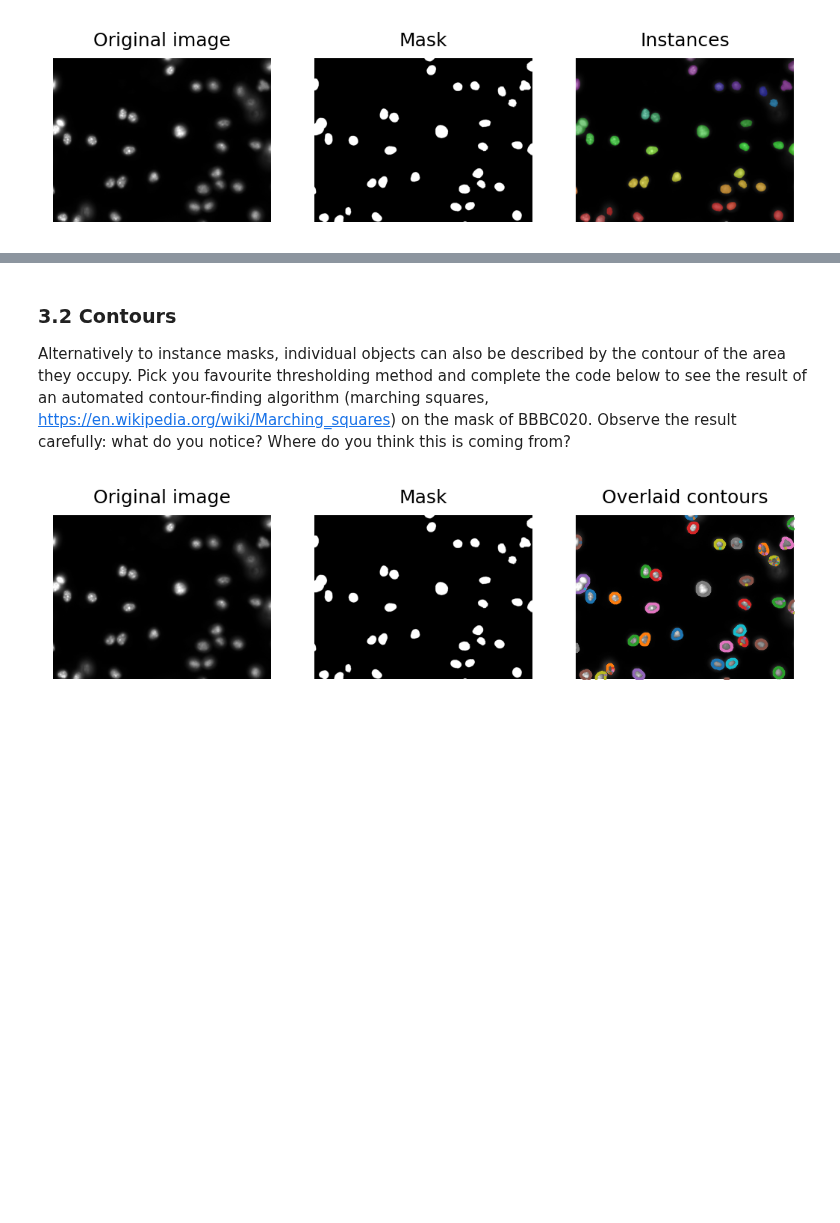
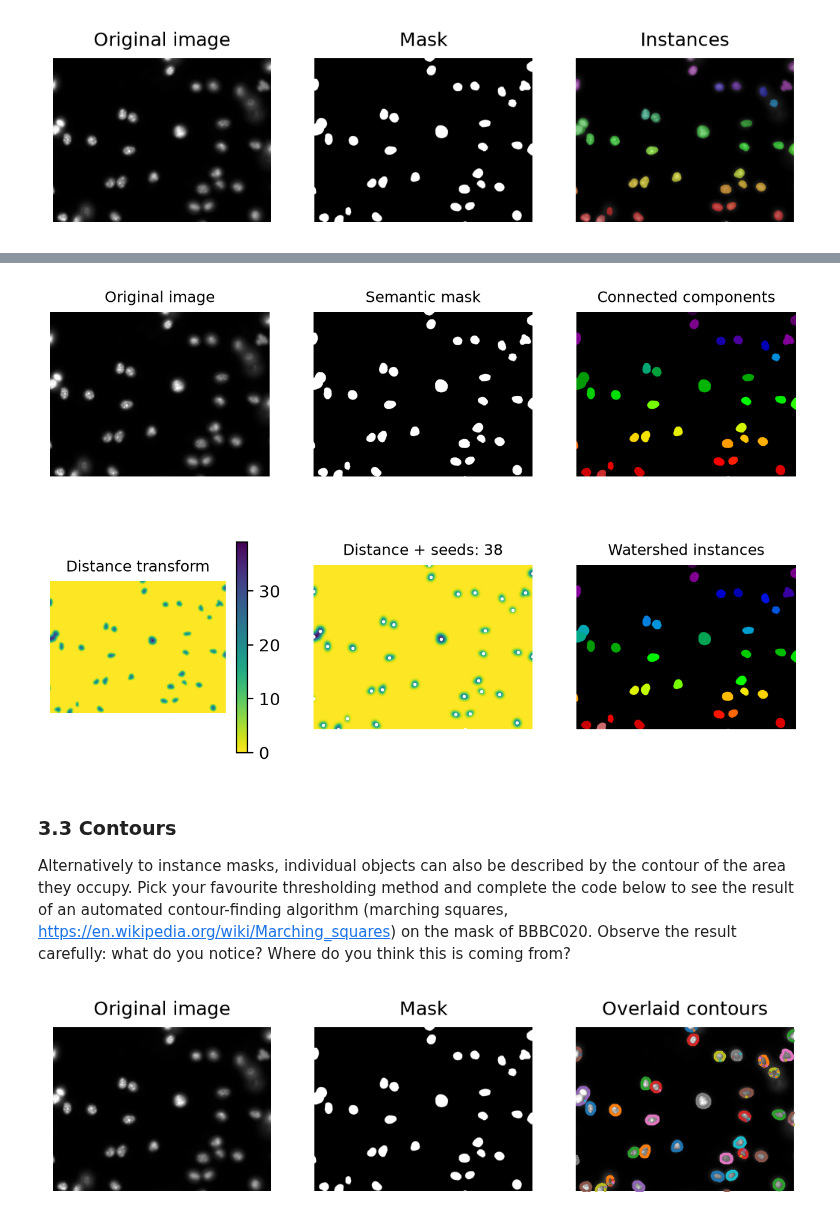
Before and after one commit to uhlmanngroup/imagequantification101, a Jupyter notebook: solutions/[Solution] 2 - Segmentation.ipynb, the cells around one changed output, grey strips where cells are left out. Cells and saved outputs as stored; diff of their text form; code cells hidden in the pictures; blank space fills up the shorter version.

Commit message:
Add a section (exercise notebook + solution) about watershed segmentation as a method to go from semantic to instance segmentation

```diff
--- a/solutions/[Solution] 2 - Segmentation.ipynb
+++ b/solutions/[Solution] 2 - Segmentation.ipynb
@@ -222,7 +236,67 @@ plt.show()
+# %%
+original_img = bbbc020_easy
+
+# Use the semantic mask from before
+mask_img = bbbc020_easy_sem_mask
+
+# Distance from each foreground pixel to the background
+distance_img = ndi.distance_transform_edt(mask_img)
+
+# Smooth only for seed finding
+# Use the gaussian filter for smoothing
+distance_smoothing_sigma = 8  # Try 0, 2, 4, 8, 16
+seed_img = skf.gaussian(distance_img, sigma=distance_smoothing_sigma)
+
+# Seeds are local maxima of the smoothed distance image
+seed_mask = sku.local_maxima(seed_img) & mask_img
+markers = skm.label(seed_mask)
+seed_points = np.array([region.centroid for region in skm.regionprops(markers)])
+
+# Watershed: grow seeds on the (inverted!) non-smoothed distance image
+topography_img = -distance_img
+watershed_labels = sks.watershed(topography_img, markers, mask=mask_img)
+
+# Save this instance mask for later
+bbbc020_easy_watershed_inst_mask = watershed_labels
+
+# Visualize the result
+fig, axes = plt.subplots(nrows=2, ncols=3, figsize=(8, 5))
+
+axes[0, 0].imshow(original_img, cmap='gray')
+axes[0, 0].axis('off')
+axes[0, 0].set_title('Original image', fontsize=9)
+
+axes[0, 1].imshow(mask_img, cmap='gray')
+axes[0, 1].axis('off')
+axes[0, 1].set_title('Semantic mask', fontsize=9)
+
+# Compare to the connected components result obtained previously
+axes[0, 2].imshow(bbbc020_easy_inst_mask, cmap='nipy_spectral')
+axes[0, 2].axis('off')
+axes[0, 2].set_title('Connected components', fontsize=9)
+
+distance_imshow = axes[1, 0].imshow(distance_img, cmap='viridis_r')
+axes[1, 0].axis('off')
+axes[1, 0].set_title('Distance transform', fontsize=9)
+plt.colorbar(ax=axes[1, 0], mappable=distance_imshow)
+
+axes[1, 1].imshow(seed_img, cmap='viridis_r')
+if len(seed_points) > 0:
+    axes[1, 1].scatter(seed_points[:, 1], seed_points[:, 0], s=1, c='white')
+axes[1, 1].axis('off')
+axes[1, 1].set_title(f'Distance + seeds: {markers.max()}', fontsize=9)
+
+axes[1, 2].imshow(watershed_labels, cmap='nipy_spectral')
+axes[1, 2].axis('off')
+axes[1, 2].set_title('Watershed instances', fontsize=9)
+
+plt.show()
+# %% [output]
+[figure, added]
 # %% [markdown]
-### 3.2 Contours
+### 3.3 Contours
 
-Alternatively to instance masks, individual objects can also be described by the contour of the area they occupy.  Pick you favourite thresholding method and complete the code below to see the result of an automated contour-finding algorithm (marching squares, https://en.wikipedia.org/wiki/Marching_squares) on the mask of BBBC020. Observe the result carefully: what do you notice? Where do you think this is coming from?
+Alternatively to instance masks, individual objects can also be described by the contour of the area they occupy.  Pick your favourite thresholding method and complete the code below to see the result of an automated contour-finding algorithm (marching squares, https://en.wikipedia.org/wiki/Marching_squares) on the mask of BBBC020. Observe the result carefully: what do you notice? Where do you think this is coming from?
 # %%
 original_img = bbbc020_easy
 
```
Also changed, not shown: parts of 8 cells of this notebook, 1 other file.
